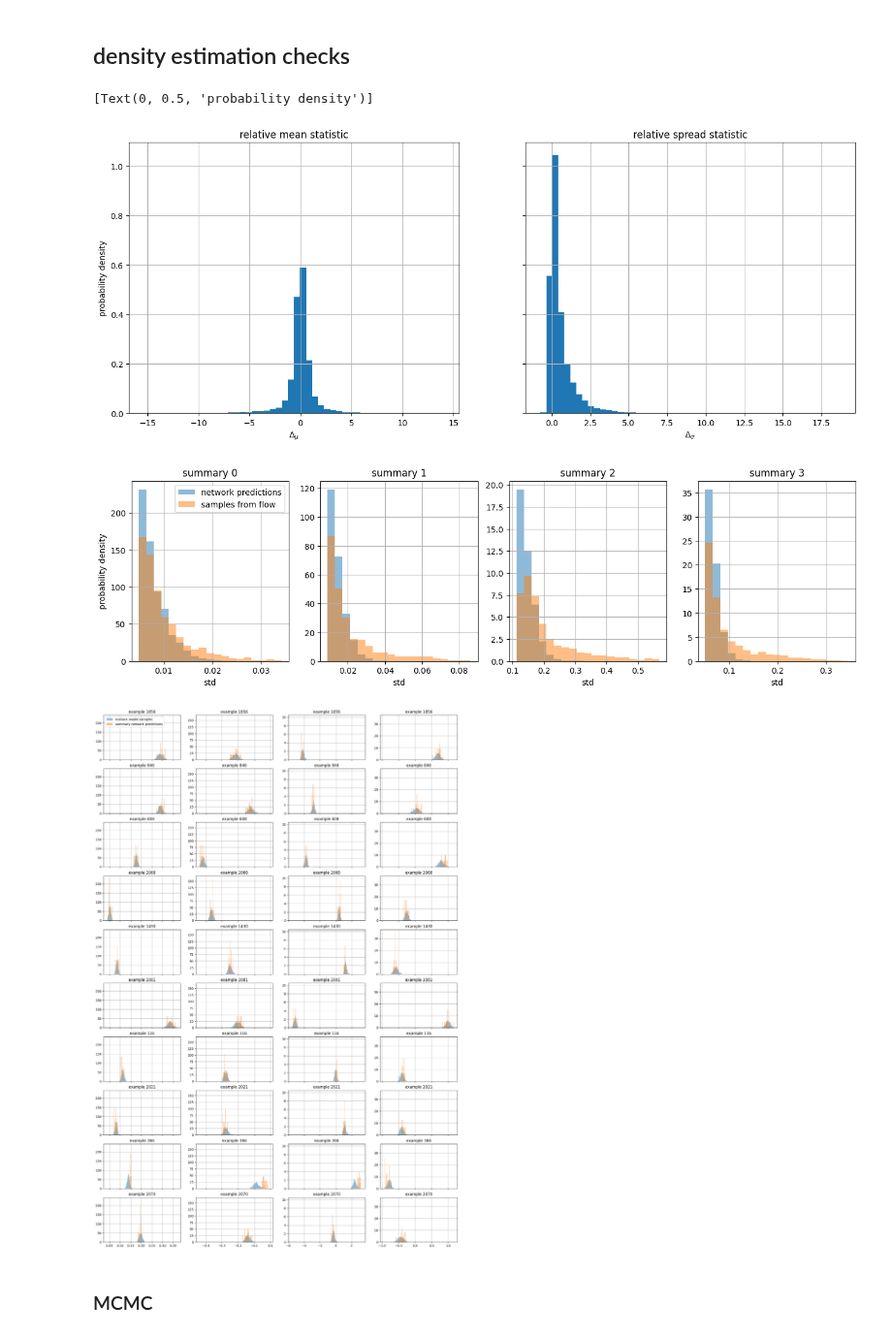
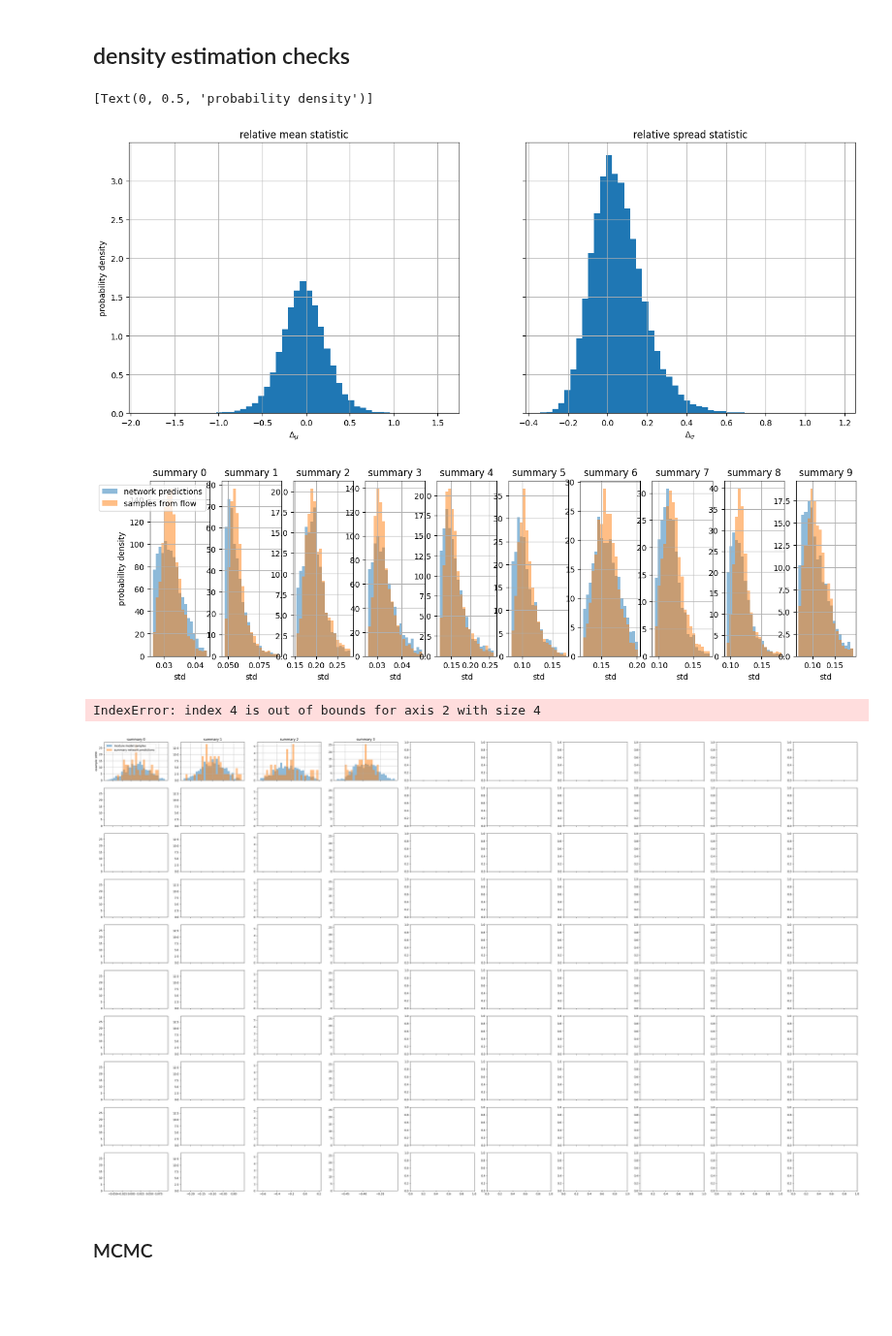
Before and after one commit to des-science/multiprobe-simulation-inference, a Jupyter notebook: notebooks/PZFlow.ipynb, the cells around one changed output. Shown at 97% size. Saved outputs shown, nothing was run; the diff lists cells and outputs as text; code cells hidden in the pictures; blank space fills up the shorter version.

Commit message:
added all param probe combination run

```diff
--- a/notebooks/PZFlow.ipynb
+++ b/notebooks/PZFlow.ipynb
@@ -46,0 +64,2 @@ params = ["Om", "s8", "Aia", "n_Aia"]
+# %%
+base_dir = "/pscratch/sd/a/athomsen/run_files/v4"
@@ -47,7 +91,18 @@ params = ["Om", "s8", "Aia", "n_Aia"]
+# %%
+# combined probes
+
+# all parameters
+model_dir = "2023-08-31_03-29-47_resnet_vanilla"
+
+n_steps = 5000
+params = ["Om", "s8", "H0", "Ob", "ns", "w0", "Aia", "n_Aia", "bg", "n_bg"]
 # %% [markdown]
 ### general
 # %%
-fidu_train_preds, fidu_vali_preds, grid_preds, grid_cosmos, grid_sobol = input_output.load_preds(base_dir, model_dir, n_steps)
+fidu_vali_preds, grid_preds, grid_cosmos, grid_sobol = input_output.load_preds(base_dir, model_dir, n_steps)
+
+# reduce the number of examples per cosmology
+# grid_preds = grid_preds[:,:4,:]
 
 out_dir = os.path.join(base_dir, model_dir)
 # %% [output]
@@ -117,14 +172,24 @@ flow = Flow(
     bijector=bijector,
 )
 
-# train
-loss_train, loss_val = flow.train(df_train, df_val, verbose=True, epochs=300)
-# loss_train = flow.train(df_total, verbose=True, epochs=100)
+# train with validation set and early stopping
+loss_train, loss_val = flow.train(df_train, df_val, epochs=1000, patience=20, best_params=True, verbose=False, progress_bar=True)
+
+# train on all of the data
+flow = Flow(
+    data_columns=summary_labels,
+    conditional_columns=params,
+    latent=latent,
+    bijector=bijector,
+)
+n_epochs = len(loss_train)
+loss_all = flow.train(df_total, epochs=n_epochs, verbose=False, progress_bar=True)
 
 # plot
 fig, ax = plt.subplots()
 ax.plot(loss_train, label="training set")
 ax.plot(loss_val, label="validation set")
+ax.plot(loss_all, label="full set")
 ax.set(xlabel="epoch", ylabel="loss")
 ax.legend()
 ax.grid(True)
@@ -204,36 +253,42 @@ ax[0].legend()
 ax[0].set(ylabel="probability density")
 # %% [output]
 [Text(0, 0.5, 'probability density')]
-[figure, old version]
+[figure, new version]
-[figure, old version]
+[figure, new version]
 # %%
 # random grid cosmologies
 n_indices = 10
 cosmo_indices = np.random.randint(0, n_cosmos, n_indices)
 
 fig, ax = plt.subplots(figsize=(5*n_summaries, 3*n_indices), nrows=n_indices, ncols=n_summaries, sharex="col", sharey="col")
 
 for i, i_cosmo in enumerate(cosmo_indices):
     for j in range(n_summaries):
         current_sample = pred_samples_array[i_cosmo,:,j]
         current_true = grid_preds[i_cosmo,:,j]
 
         current_all = np.concatenate([current_sample, current_true]).ravel()
         current_min = np.quantile(current_all, 0.01)
         current_max = np.quantile(current_all, 0.99)
         current_bins = np.linspace(current_min, current_max, 30)
 
         ax[i,j].hist(current_sample, bins=current_bins, density=True, label="mixture model samples", alpha=0.5)
         ax[i,j].hist(current_true, bins=current_bins, density=True, label="summary network predictions", alpha=0.5)
 
         # cosmetics
-        ax[i,j].set(title=f"example {i_cosmo}")
         ax[i,j].grid(True)
+
+        if i==0:
+            ax[i,j].set(title=f"summary {j}")
+
+        if j==0:
+            ax[i,j].set(ylabel=f"example {i_cosmo}")
 
         if i==0 and j==0:
             ax[i,j].legend(loc="upper left")
 # %% [output]
+IndexError: index 4 is out of bounds for axis 2 with size 4
-[figure, old version]
+[figure, new version]
 # %% [markdown]
 ### MCMC
 # %%
```
Also changed, not shown: parts of 19 cells of this notebook, 2 other files.
